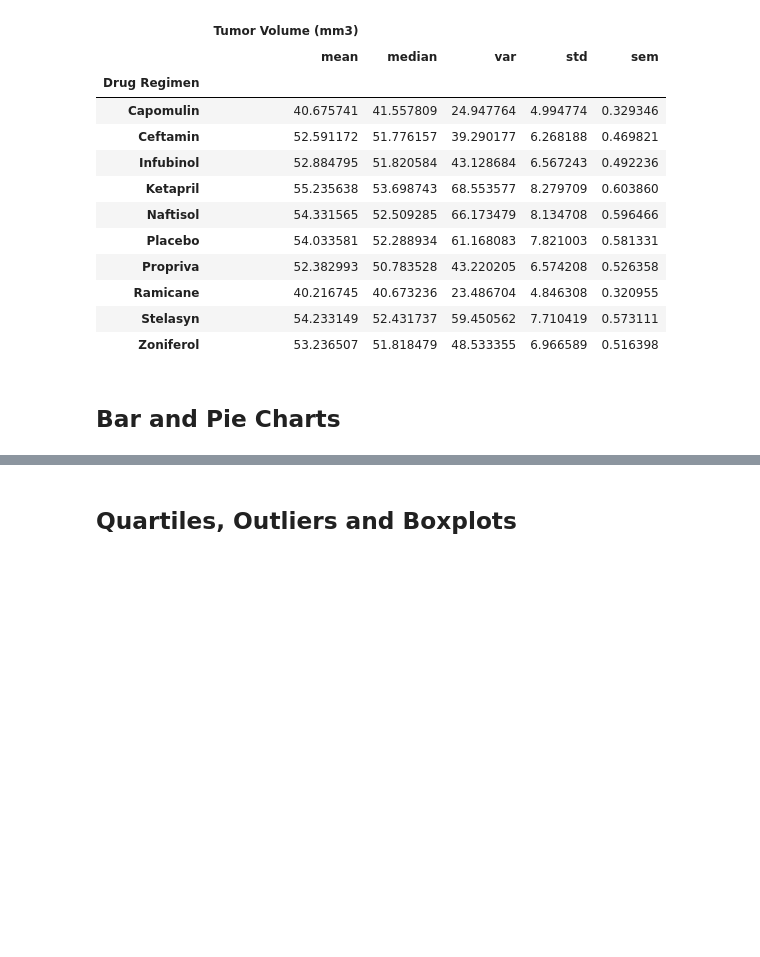
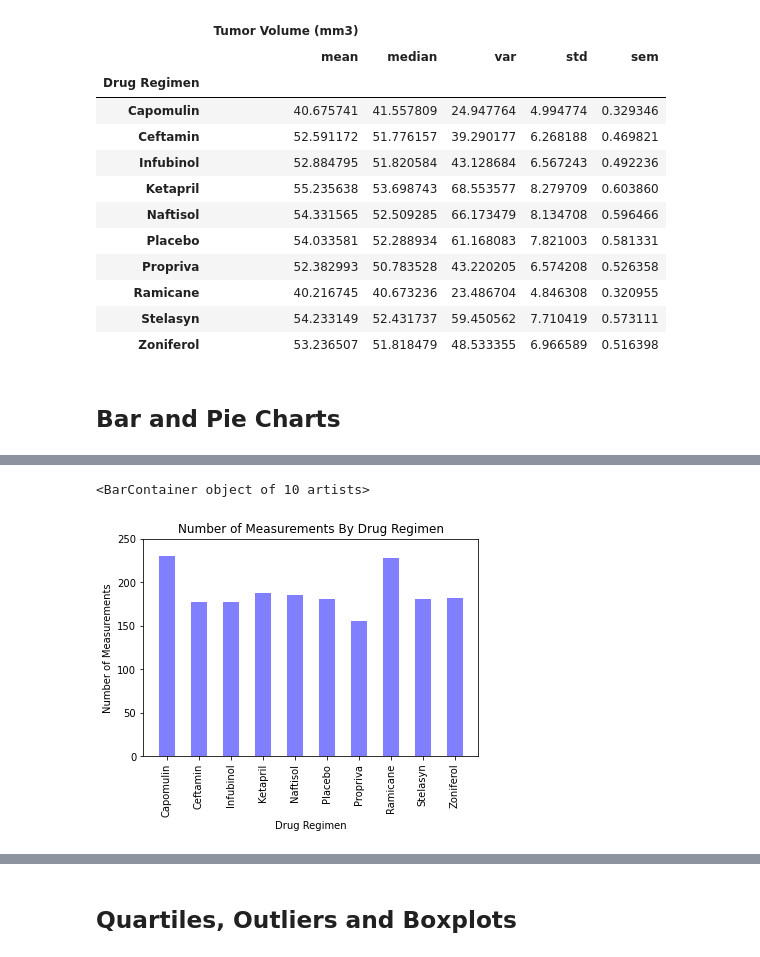
Before and after one commit to JuanjoFernandez/pharmaceutical, a Jupyter notebook: Pymaceuticals/pymaceuticals_starter.ipynb, the cells around one changed output, grey strips where cells are left out. Cells and saved outputs as stored; diff of their text form; code cells hidden in the pictures; blank space fills up the shorter version.

```diff
--- a/Pymaceuticals/pymaceuticals_starter.ipynb
+++ b/Pymaceuticals/pymaceuticals_starter.ipynb
@@ -187,0 +184,18 @@ bar_plot_data.plot(kind = 'bar', title = 'Number of measurements by Drug Regimen
+# %%
+# Generate a bar plot showing the total number of measurements taken on each drug regimen using pyplot.
+#plot parameters
+bar_plot_data = bar_plot_data.reset_index()
+
+x = bar_plot_data['Drug Regimen']
+y = bar_plot_data['Number of Measurements']
+plt.ylim(0, 250)
+plt.title("Number of Measurements By Drug Regimen")
+plt.xlabel("Drug Regimen")
+plt.ylabel("Number of Measurements")
+plt.xticks(rotation=90)
+
+#plotting with matplotlib
+plt.bar(x, y, color='b', alpha=0.5, align="center", width=0.5)
+# %% [output]
+<BarContainer object of 10 artists>
+[figure, added]
```
Also changed, not shown: parts of 6 cells of this notebook, 1 other file.
